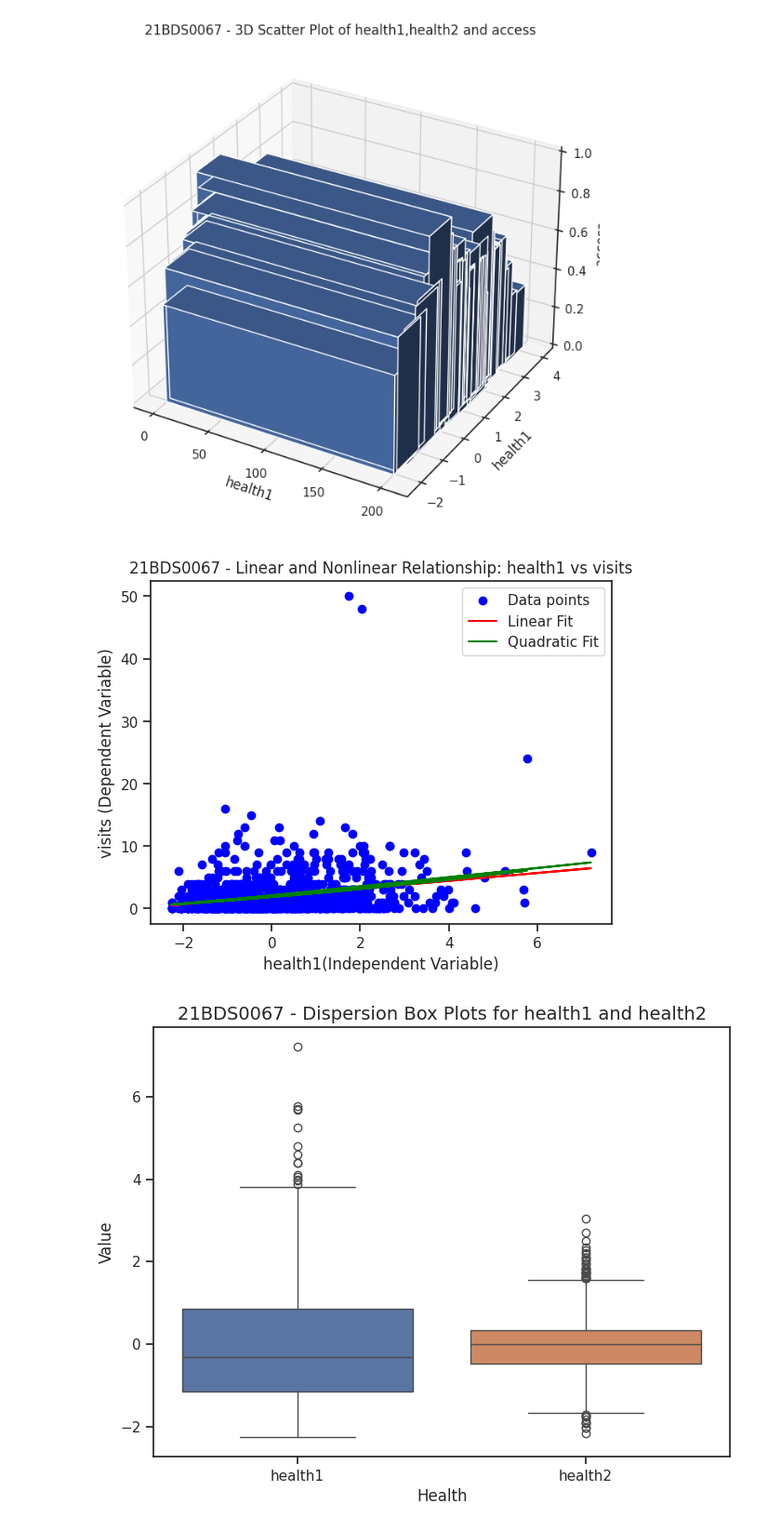
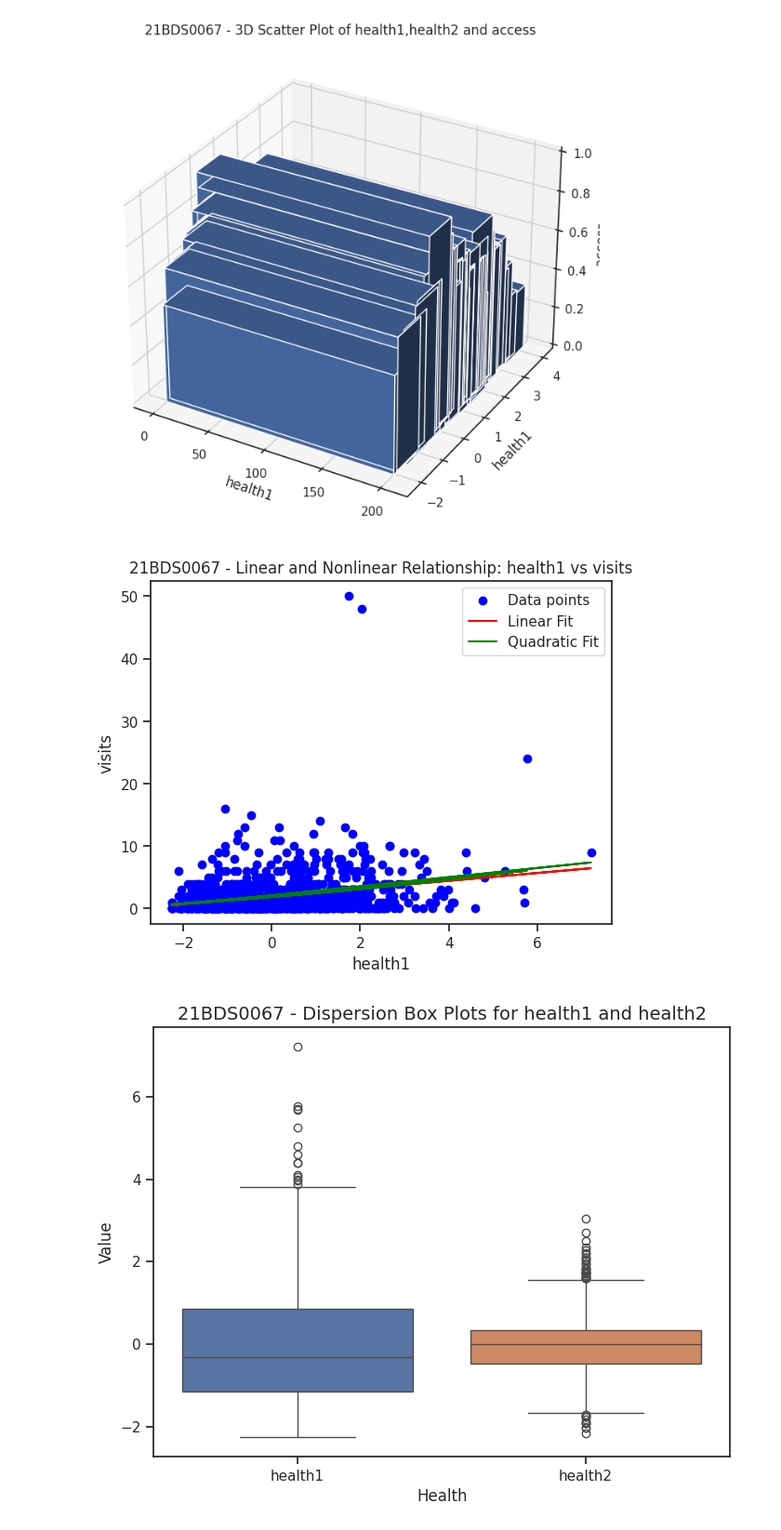
Before and after one commit to JananeeShri27/EDA-THEORY, a Jupyter notebook: Untitled0.ipynb, the cells around one changed output. Shown at 93% size. Saved outputs shown, nothing was run; the diff lists cells and outputs as text; code cells hidden in the pictures.

```diff
--- a/Untitled0.ipynb
+++ b/Untitled0.ipynb
@@ -478,36 +474,36 @@ from sklearn.preprocessing import PolynomialFeatures
 
 X = df['health1'].values.reshape(-1, 1)
 Y = df['visits'].values
 
 plt.scatter(X, Y, color='blue', label='Data points')
 
 # 1. Linear Relationship Plot
 linear_model = LinearRegression()
 linear_model.fit(X, Y)
 linear_pred = linear_model.predict(X)
 
 # Plot linear regression line
 plt.plot(X, linear_pred, color='red', label='Linear Fit')
 
 # 2. Nonlinear (Quadratic) Relationship Plot
 poly = PolynomialFeatures(degree=2)
 X_poly = poly.fit_transform(X)
 
 poly_model = LinearRegression()
 poly_model.fit(X_poly, Y)
 poly_pred = poly_model.predict(X_poly)
 
 # Plot quadratic regression line
 plt.plot(X, poly_pred, color='green', label='Quadratic Fit')
 
 plt.title('21BDS0067 - Linear and Nonlinear Relationship: health1 vs visits')
-plt.xlabel('health1(Independent Variable)')
-plt.ylabel('visits (Dependent Variable)')
+plt.xlabel('health1')
+plt.ylabel('visits')
 plt.legend()
 
 plt.show()
 # %% [output]
-[figure, old version]
+[figure, new version]
 # %%
 import pandas as pd
 import matplotlib.pyplot as plt
```
Also changed, not shown: parts of 6 cells of this notebook.
